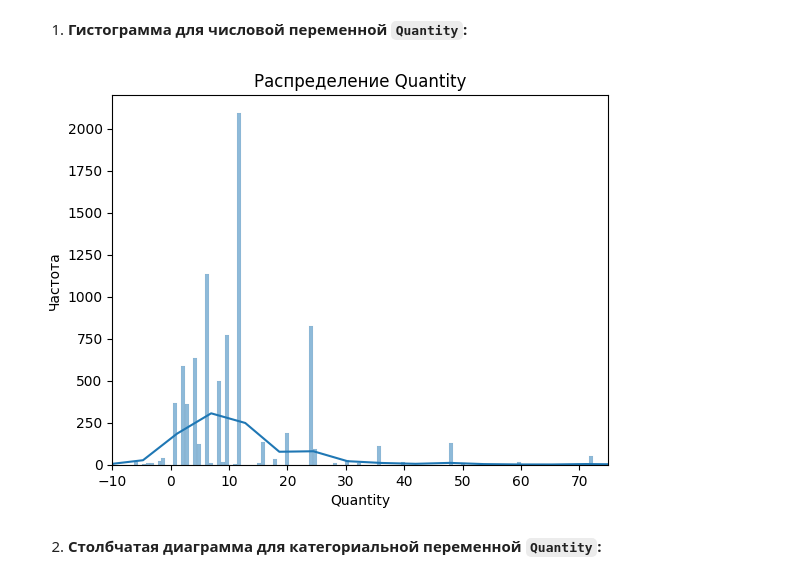
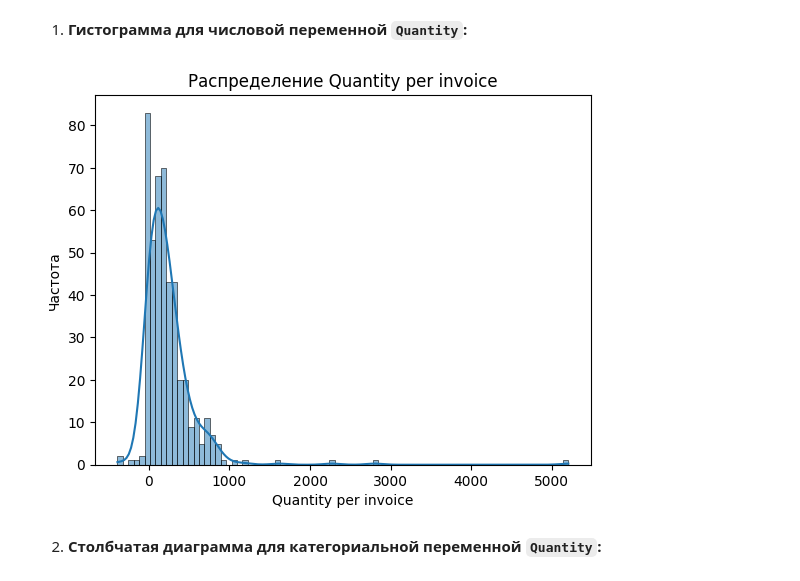
Before and after one commit to aintproud/web-python, a Jupyter notebook: Практика_1.ipynb, the cells around one changed output. Cells and saved outputs as stored; diff of their text form; code cells hidden in the pictures.

```diff
--- a/Практика_1.ipynb
+++ b/Практика_1.ipynb
@@ -235,14 +235,14 @@ df.describe()
 # %% [markdown]
 1. **Гистограмма для числовой переменной `Quantity`:**
 # %%
-   sns.histplot(df['Quantity'], kde=True)
-   plt.title('Распределение Quantity')
-   plt.xlabel('Quantity')
+   new_df = df.groupby('InvoiceNo')['Quantity'].sum().reset_index()
+   sns.histplot(new_df['Quantity'], kde=True)
+   plt.title('Распределение Quantity per invoice')
+   plt.xlabel('Quantity per invoice')
    plt.ylabel('Частота')
-   plt.xlim((-10, 75))
    plt.show()
 # %% [output]
-[figure, old version]
+[figure, new version]
 # %% [markdown]
 2. **Столбчатая диаграмма для категориальной переменной `Quantity`:**
 # %%
```
Also changed, not shown: parts of 4 cells of this notebook, 4 other files.
